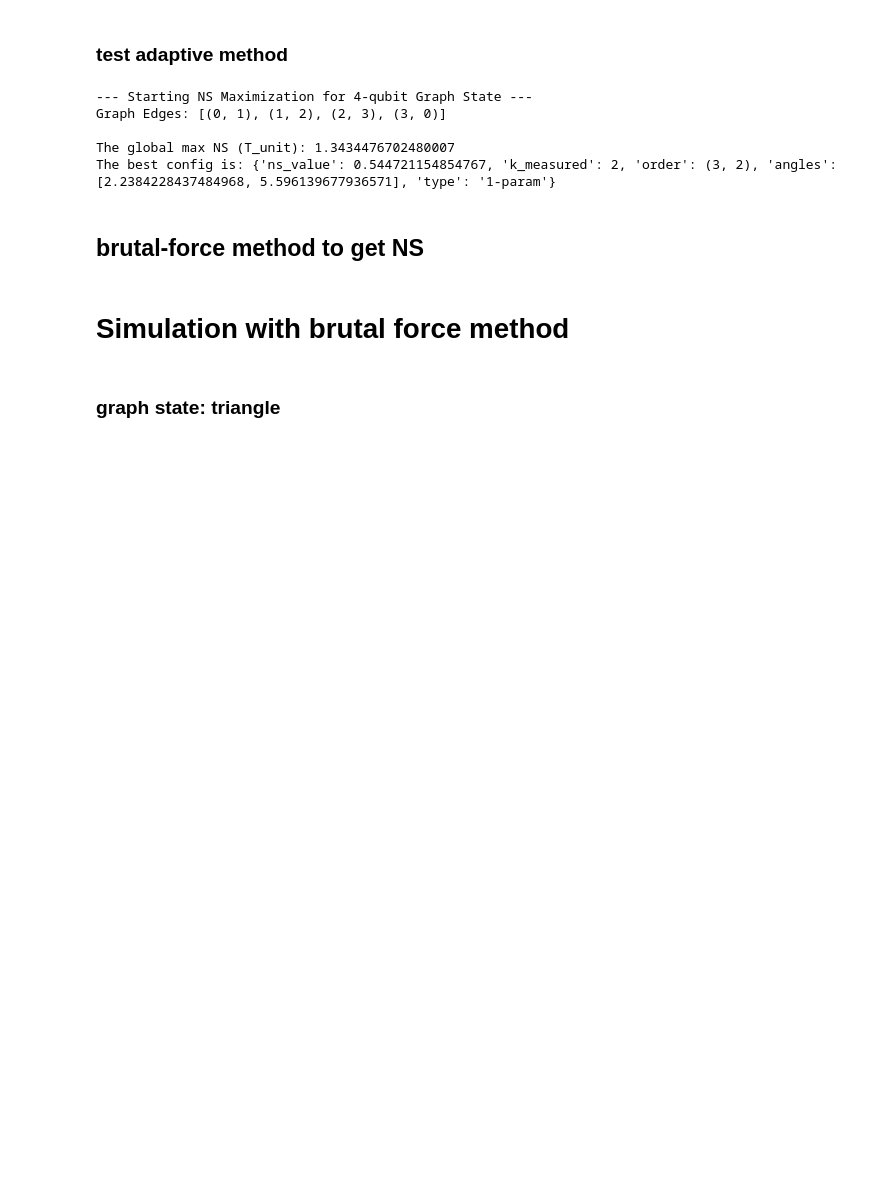
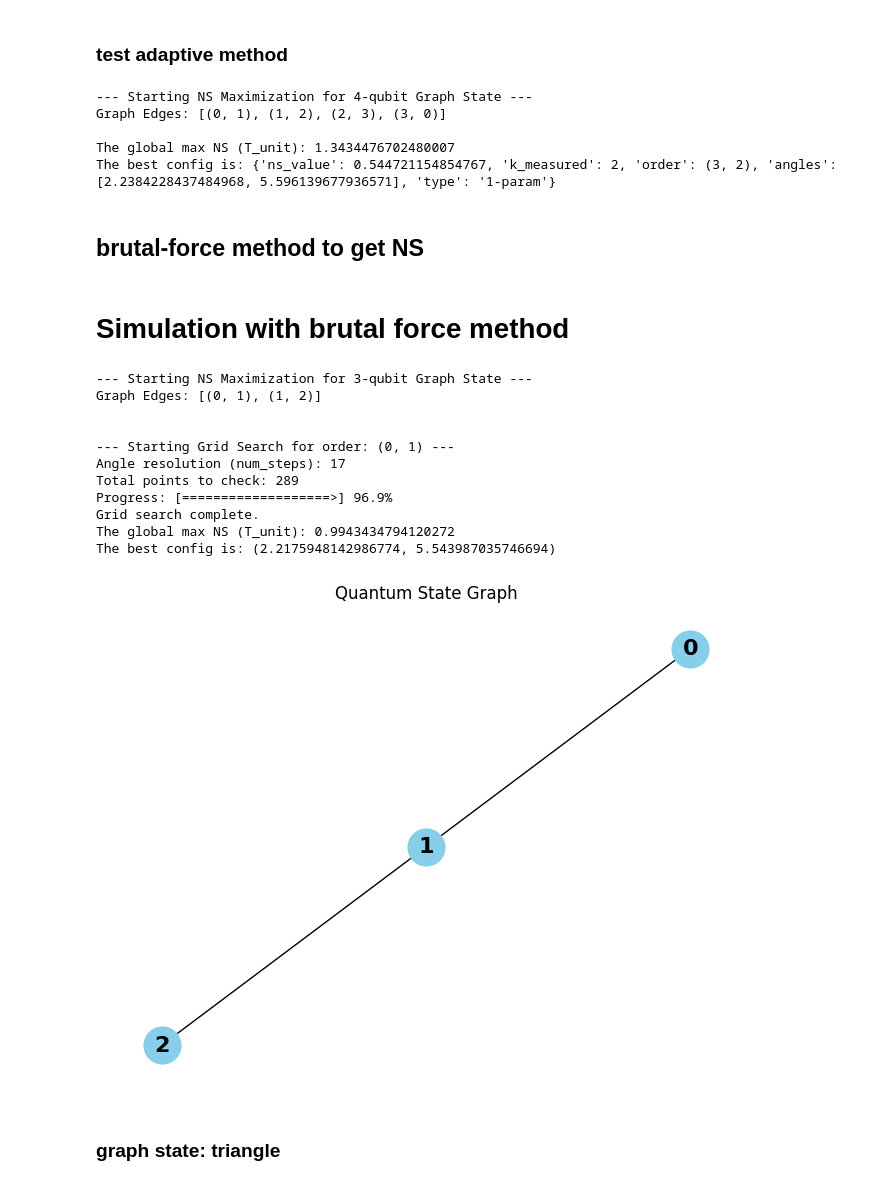
Before and after one commit to SuccessorOfPredecessor/Potential-Magic-in-Quantum-Graph-States, a Jupyter notebook: calculate_potentials.ipynb, the cells around one changed output. Saved outputs shown, nothing was run; the diff lists cells and outputs as text; code cells hidden in the pictures; blank space fills up the shorter version.

```diff
--- a/calculate_potentials.ipynb
+++ b/calculate_potentials.ipynb
@@ -191,7 +191,7 @@ def objective_function(angles, initial_dm, qubits_to_measure, measurement_type,
     rho_reserved = partial_trace(rho_full_system, list(qubits_to_measure))
     rho_reserved = rho_reserved.data
     rho_reserved = rho_reserved/np.trace(rho_reserved)
-    ns = non_stablizerness_dm_v2(rho_reserved, len(qubits_to_keep))
+    ns = non_stablizerness_dm(rho_reserved, len(qubits_to_keep))
 
     return -ns
 
@@ -382,6 +382,37 @@ def grid_search_angles(initial_dm: DensityMatrix,
     return (max_ns, best_angles)
 # %% [markdown]
 # Simulation with brutal force method
+# %%
+n = 3
+
+graph_edges = [(0,1), (1,2)] # triangle
+initial_state_vector = create_graph_state_vector(n, graph_edges)
+initial_state_dm = DensityMatrix(initial_state_vector)
+print(f"--- Starting NS Maximization for {n}-qubit Graph State ---")
+print(f"Graph Edges: {graph_edges}\n")
+
+MEASUREMENT_TYPE = '1-param'
+alpha = 2
+
+global_max_ns, best_angles = grid_search_angles(initial_state_dm, order=(0,1), measurement_type=MEASUREMENT_TYPE, num_steps=17, alpha=2)
+
+print(f"The global max NS (T_unit): {global_max_ns/T_unit}")
+print(f"The best config is: {best_angles}")
+
+visualize_graph(n, graph_edges)
+# %% [output]
+--- Starting NS Maximization for 3-qubit Graph State ---
+Graph Edges: [(0, 1), (1, 2)]
+
+
+--- Starting Grid Search for order: (0, 1) ---
+Angle resolution (num_steps): 17
+Total points to check: 289
+Progress: [===================>] 96.9%
+Grid search complete.
+The global max NS (T_unit): 0.9943434794120272
+The best config is: (2.2175948142986774, 5.543987035746694)
+[figure, added]
 # %% [markdown]
 ### graph state: triangle
 # %%
```
Also changed, not shown: parts of 1 cell of this notebook.
